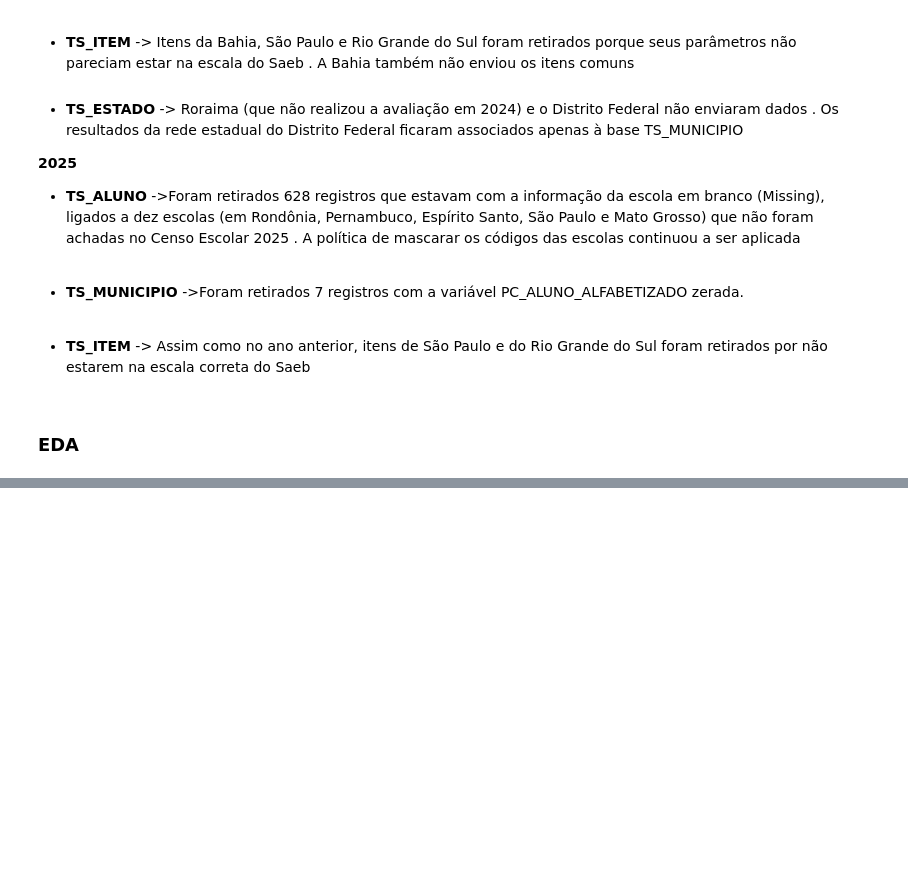
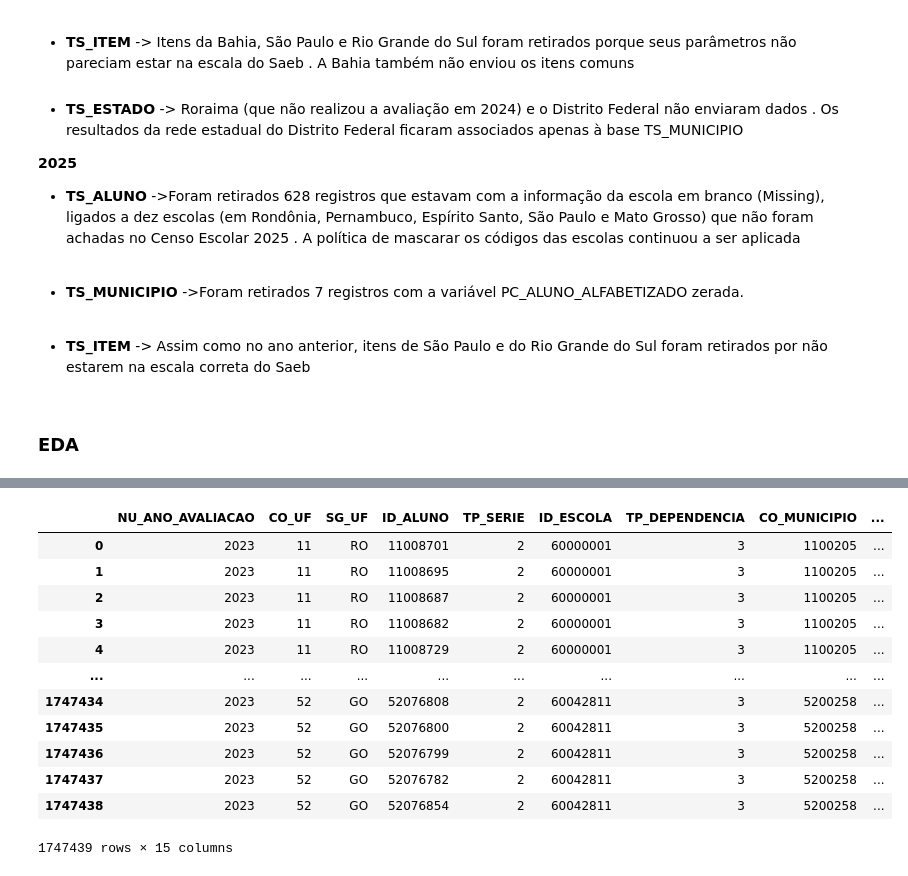
Before and after one commit to LucasRuizMartins/fiap_tech_challenge_02, a Jupyter notebook: notebooks/EDA.ipynb, the cells around one changed output, grey strips where cells are left out. Saved outputs shown, nothing was run; the diff lists cells and outputs as text; code cells hidden in the pictures; blank space fills up the shorter version.

```diff
--- a/notebooks/EDA.ipynb
+++ b/notebooks/EDA.ipynb
@@ -205,0 +116,15 @@ faremos uma breve analise de como isso foi tratado antes de nossa analise pelo S
+# %%
+ano = 2024
+
+#dados
+raw_alunos = carregar_parquet_local(ano,'TS_ALUNO')
+raw_itens =  carregar_parquet_local(ano,'TS_ITEM')
+raw_uf  = carregar_parquet_local(ano,'TS_ESTADO')
+raw_municipio  = carregar_parquet_local(ano,'TS_MUNICIPIO')
+
+
+#Dicionarios
+dicionario_alunos =   carregar_parquet_local(ano,'TS_ALUNO', ler_dicionario=True)
+dicionario_itens =   carregar_parquet_local(ano,'TS_ITEM', ler_dicionario=True)
+dicionario_municipio =   carregar_parquet_local(ano,'TS_ESTADO', ler_dicionario=True)
+dicionario_uf =   carregar_parquet_local(ano,'TS_MUNICIPIO', ler_dicionario=True)
@@ -205,0 +140,3 @@ faremos uma breve analise de como isso foi tratado antes de nossa analise pelo S
+# %%
+#Nao ocultar as informações de descrição
+pd.set_option('display.max_colwidth', None)
@@ -206 +200,17 @@ faremos uma breve analise de como isso foi tratado antes de nossa analise pelo S
+# %%
+raw_alunos
+# %% [output]
+|  | NU_ANO_AVALIACAO | CO_UF | SG_UF | ID_ALUNO | TP_SERIE | ID_ESCOLA | TP_DEPENDENCIA | CO_MUNICIPIO | ... |
+| 0 | 2023 | 11 | RO | 11008701 | 2 | 60000001 | 3 | 1100205 | ... |
+| 1 | 2023 | 11 | RO | 11008695 | 2 | 60000001 | 3 | 1100205 | ... |
+| 2 | 2023 | 11 | RO | 11008687 | 2 | 60000001 | 3 | 1100205 | ... |
+| 3 | 2023 | 11 | RO | 11008682 | 2 | 60000001 | 3 | 1100205 | ... |
+| 4 | 2023 | 11 | RO | 11008729 | 2 | 60000001 | 3 | 1100205 | ... |
+| ... | ... | ... | ... | ... | ... | ... | ... | ... | ... |
+| 1747434 | 2023 | 52 | GO | 52076808 | 2 | 60042811 | 3 | 5200258 | ... |
+| 1747435 | 2023 | 52 | GO | 52076800 | 2 | 60042811 | 3 | 5200258 | ... |
+| 1747436 | 2023 | 52 | GO | 52076799 | 2 | 60042811 | 3 | 5200258 | ... |
+| 1747437 | 2023 | 52 | GO | 52076782 | 2 | 60042811 | 3 | 5200258 | ... |
+| 1747438 | 2023 | 52 | GO | 52076854 | 2 | 60042811 | 3 | 5200258 | ... |
+1747439 rows × 15 columns
 # %%
```
Also changed, not shown: parts of 21 cells of this notebook, 3 other files.
